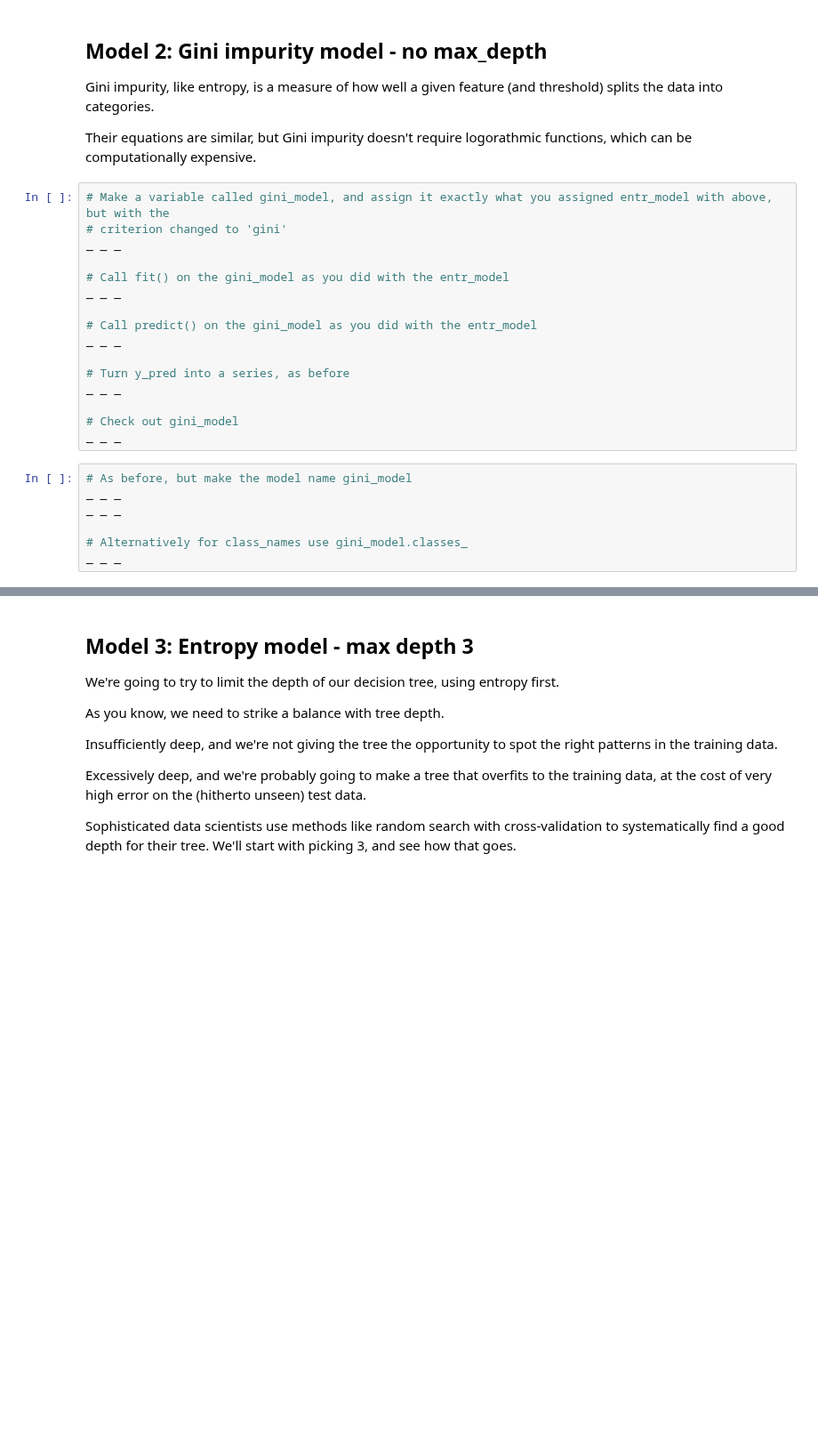
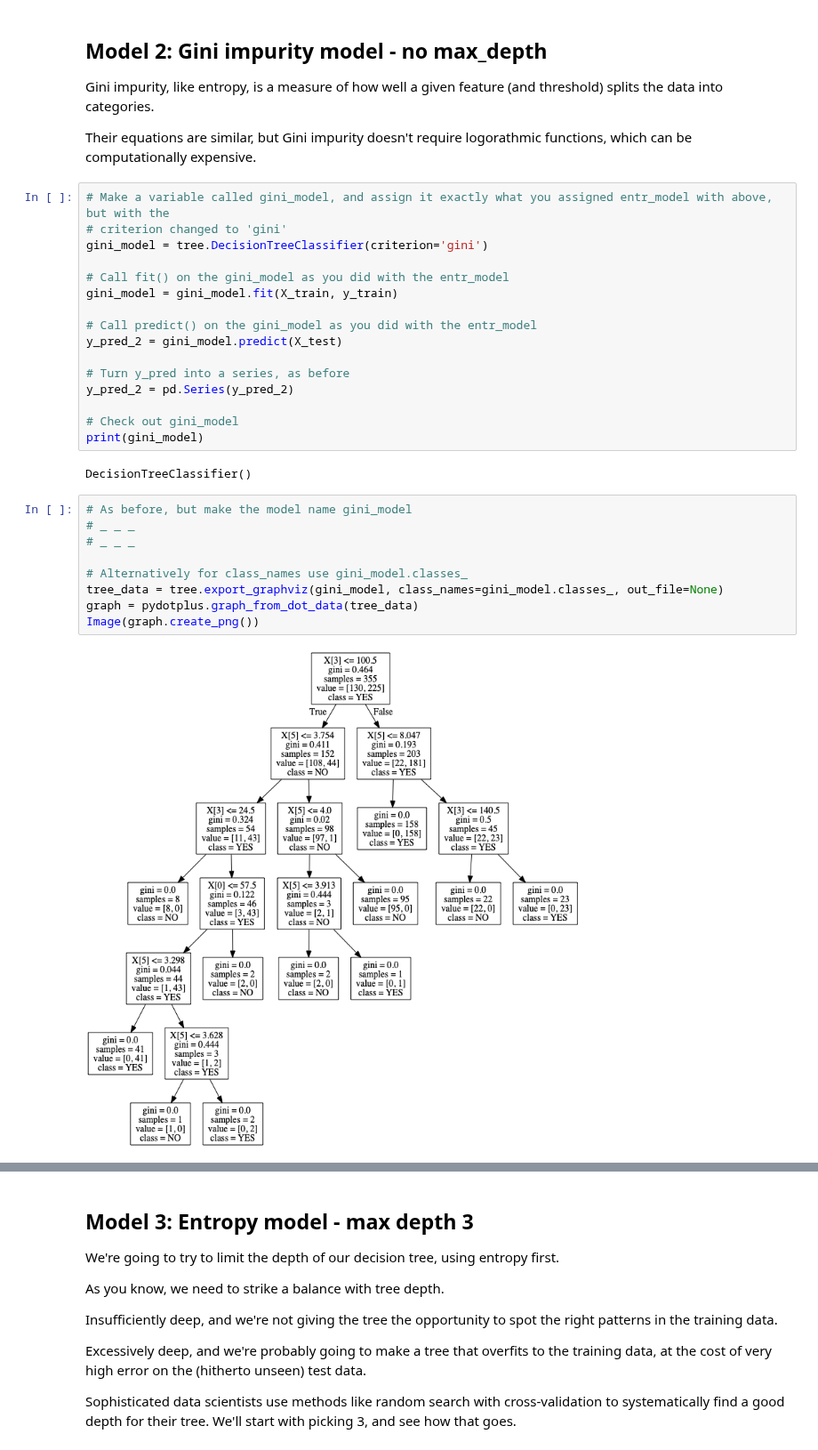
Before and after one commit to dmclark53/Springboard, a Jupyter notebook: RR-Diner-Coffee/Springboard Decision Tree Specialty Coffee Case Study - Tier 3.ipynb, the cells around one changed output, grey strips where cells are left out. Shown at 89% size. Cells and saved outputs as stored; diff of their text form; blank space fills up the shorter version.

```diff
--- a/RR-Diner-Coffee/Springboard Decision Tree Specialty Coffee Case Study - Tier 3.ipynb
+++ b/RR-Diner-Coffee/Springboard Decision Tree Specialty Coffee Case Study - Tier 3.ipynb
@@ -400,26 +443,32 @@ Their equations are similar, but Gini impurity doesn't require logorathmic funct
 # %%
 # Make a variable called gini_model, and assign it exactly what you assigned entr_model with above, but with the
 # criterion changed to 'gini'
-_ _ _
+gini_model = tree.DecisionTreeClassifier(criterion='gini')
 
 # Call fit() on the gini_model as you did with the entr_model
-_ _ _
+gini_model = gini_model.fit(X_train, y_train)
 
 # Call predict() on the gini_model as you did with the entr_model
-_ _ _
+y_pred_2 = gini_model.predict(X_test)
 
 # Turn y_pred into a series, as before
-_ _ _
+y_pred_2 = pd.Series(y_pred_2)
 
 # Check out gini_model
-_ _ _
+print(gini_model)
+# %% [output]
+DecisionTreeClassifier()
 # %%
 # As before, but make the model name gini_model
-_ _ _
-_ _ _
+# _ _ _
+# _ _ _
 
 # Alternatively for class_names use gini_model.classes_
-_ _ _
+tree_data = tree.export_graphviz(gini_model, class_names=gini_model.classes_, out_file=None)
+graph = pydotplus.graph_from_dot_data(tree_data)
+Image(graph.create_png())
+# %% [output]
+[figure, added]
 # %%
 # Run this block for model evaluation
 print("Model Gini impurity model")
```
Also changed, not shown: parts of 23 cells of this notebook.
